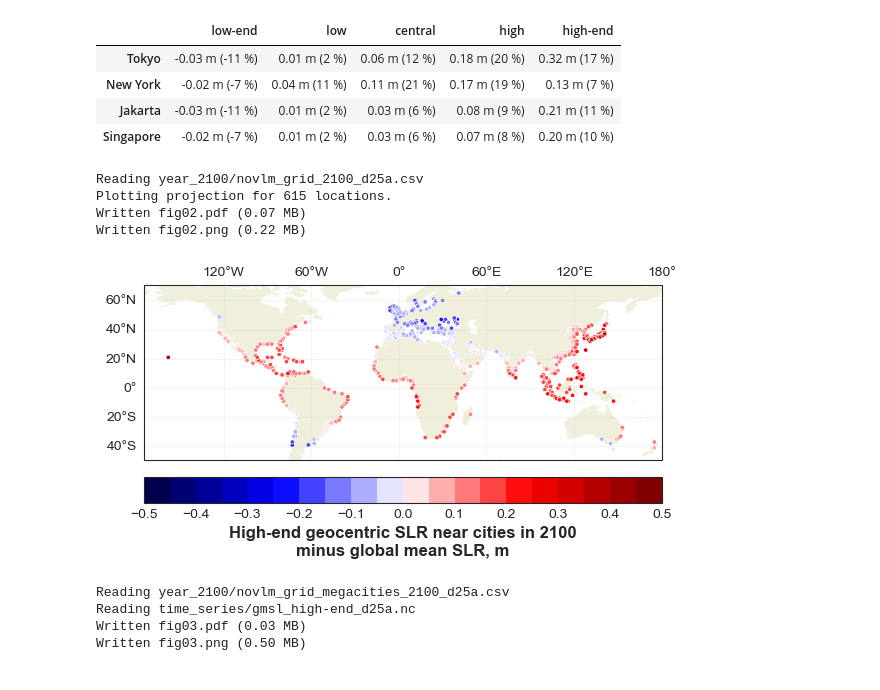
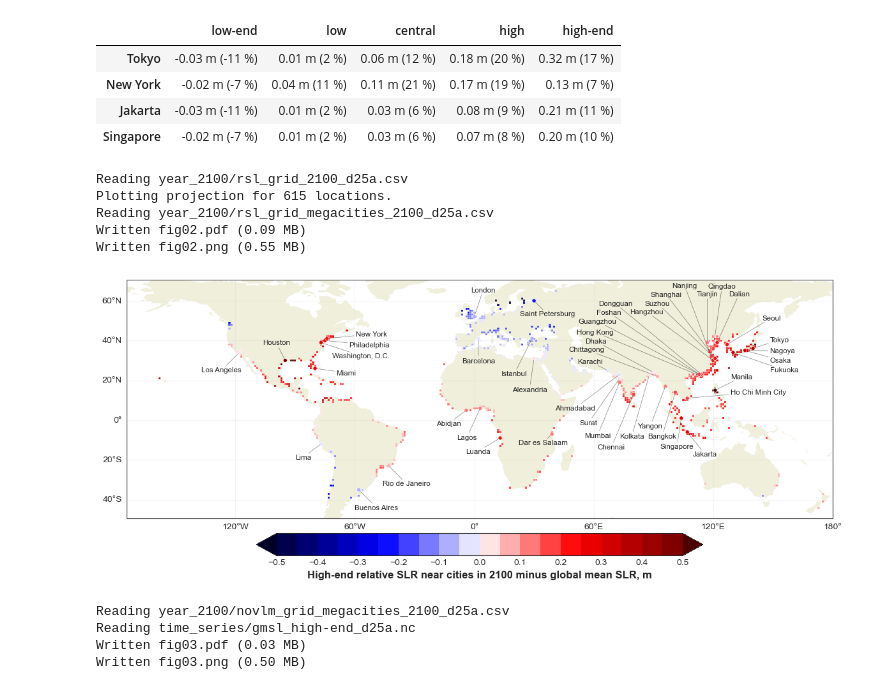
Before and after one commit to grandey/d25a-rsl-fusion, a Jupyter notebook: figs_d25a.ipynb, the cells around one changed output. Cells and saved outputs as stored; diff of their text form; code cells hidden in the pictures.

Commit message:
figs_d25a.ipynb: use grid-box relative (not geocentric) SLR for main map.

```diff
--- a/figs_d25a.ipynb
+++ b/figs_d25a.ipynb
@@ -159,14 +159,15 @@ Deviation from global mean SLR in 2100:
 | Singapore | -0.02 m (-7 %) | 0.01 m (2 %) | 0.03 m (6 %) | 0.07 m (8 %) | 0.20 m (10 %) |
 # %%
 # Map showing high-end geocentric SLR projection
-fig, ax = d25a.fig_year_2100_map(slr_str='novlm', gauges_str='grid', proj_str='high-end')
+fig, ax = d25a.fig_year_2100_map(slr_str='rsl', gauges_str='grid', proj_str='high-end')
 _ = d25a.name_save_fig(fig, fso='f')
 # %% [output]
-Reading year_2100/novlm_grid_2100_d25a.csv
+Reading year_2100/rsl_grid_2100_d25a.csv
 Plotting projection for 615 locations.
-Written fig02.pdf (0.07 MB)
-Written fig02.png (0.22 MB)
+Reading year_2100/rsl_grid_megacities_2100_d25a.csv
+Written fig02.pdf (0.09 MB)
+Written fig02.png (0.55 MB)
-[figure, old version]
+[figure, new version]
 # %%
 # Geocentric SLR projections for megacities
 fig, ax = d25a.fig_year_2100_megacities(slr_str='novlm')
```
Also changed, not shown: parts of 2 cells of this notebook.
